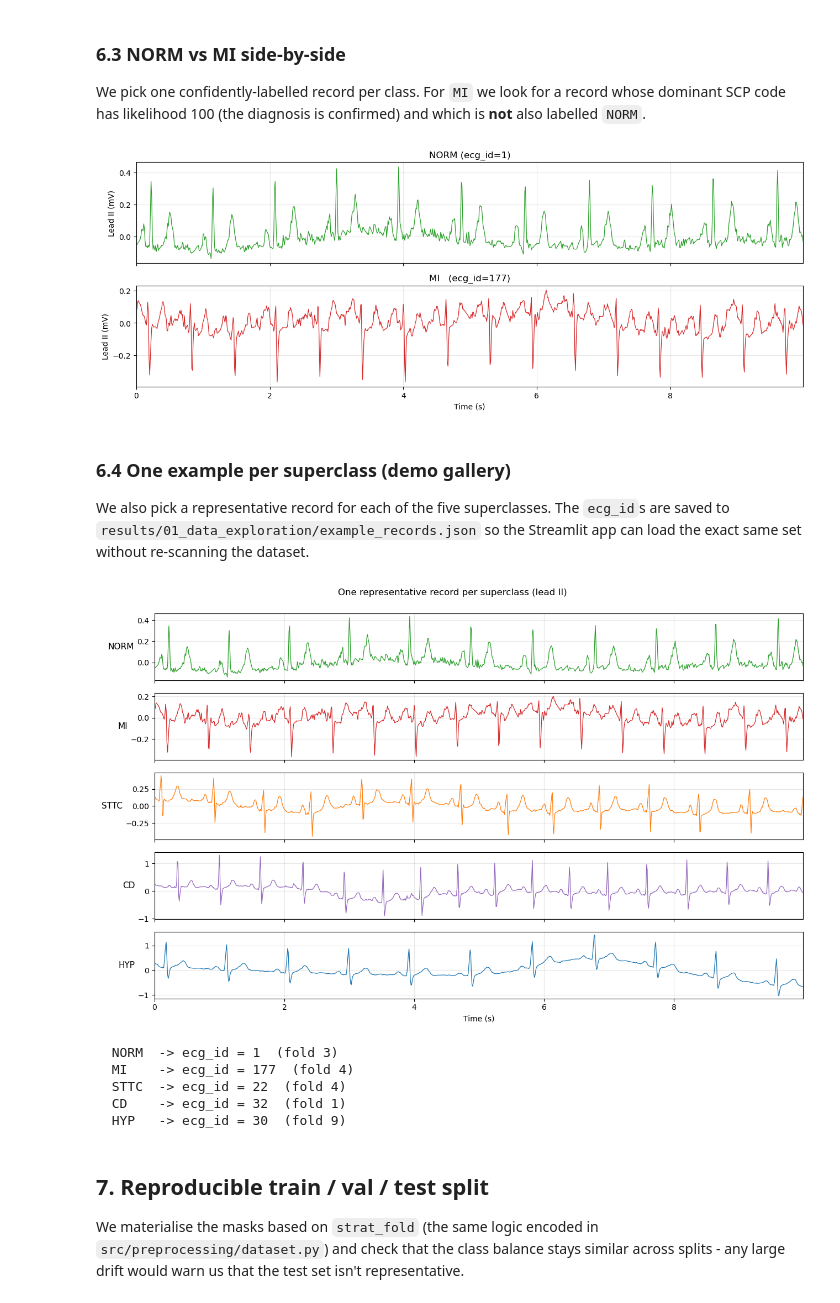
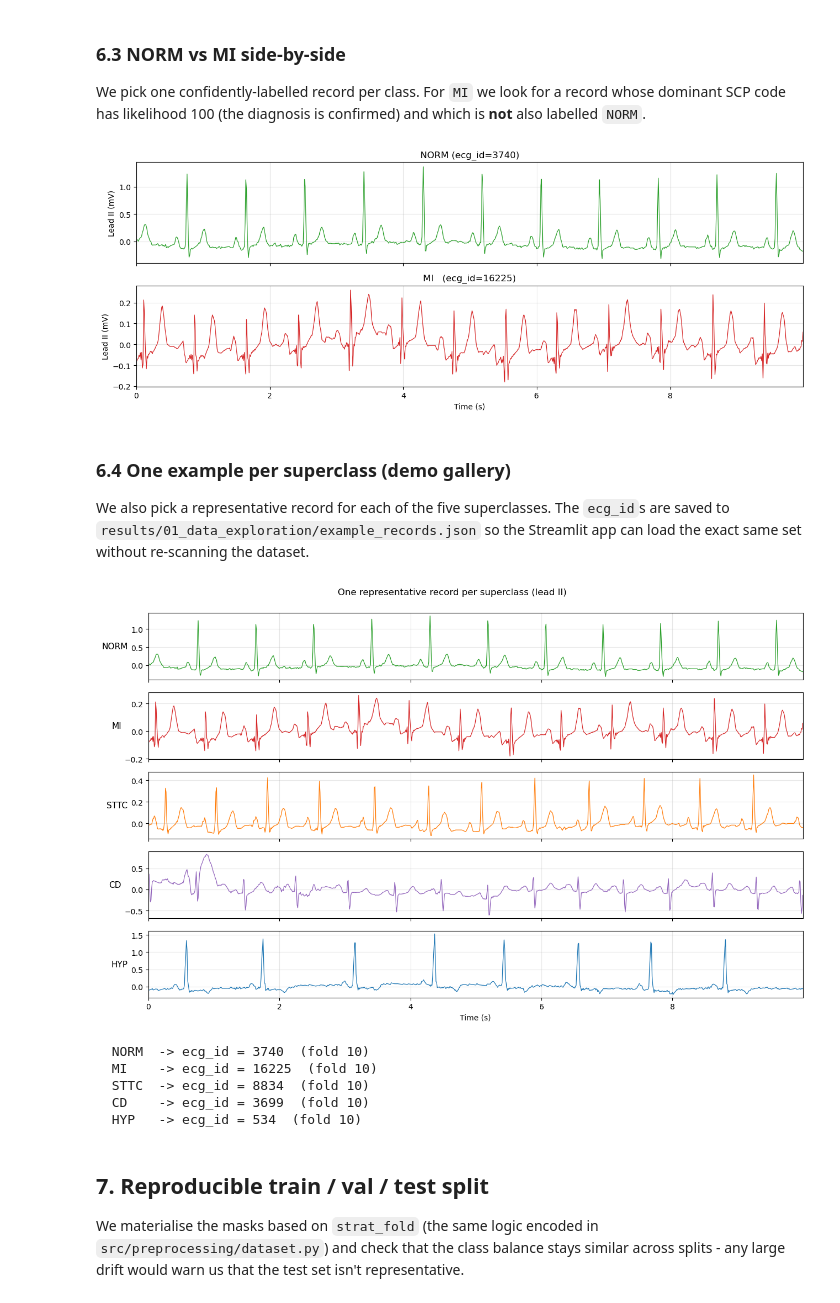
Before and after one commit to teodora-taleska/biosignal-xai, a Jupyter notebook: notebooks/01_data_exploration.ipynb, the cells around one changed output. Saved outputs shown, nothing was run; the diff lists cells and outputs as text; code cells hidden in the pictures.

```diff
--- a/notebooks/01_data_exploration.ipynb
+++ b/notebooks/01_data_exploration.ipynb
@@ -447,34 +447,34 @@ is **not** also labelled `NORM`.
 # %%
 # Curated representative examples (single-label, test/val fold, textbook SCP codes)
 CURATED_EXAMPLES = {
-    'NORM': 17918,   # fold=10, age=45 M, NORM+SR
-    'MI':   13815,   # fold=9,  age=47 F, ASMI+SR
-    'STTC': 2210,    # fold=10, age=44 F, NDT+INVT+LOWT+SR
-    'CD':   21181,   # fold=10, age=44 F, CLBBB+SR
-    'HYP':  10205,   # fold=10, age=41 M, LVH+SR
+    'NORM': 3740,
+    'MI':   16225,
+    'STTC': 8834,
+    'CD':   3699,
+    'HYP':  534,
 }
 
 norm_id = CURATED_EXAMPLES['NORM']
 mi_id   = CURATED_EXAMPLES['MI']
 
 fig, axes = plt.subplots(2, 1, figsize=(13, 5), sharex=True)
 for ax, eid, color, title in [
     (axes[0], norm_id, '#2ca02c', f'NORM (ecg_id={norm_id})'),
     (axes[1], mi_id,   '#d62728', f'MI   (ecg_id={mi_id})'),
 ]:
     sig, m = wfdb.rdsamp(DATA_PATH + Y.loc[eid, 'filename_lr'])
     t = np.arange(sig.shape[0]) / m['fs']
     lead_ii = m['sig_name'].index('II')
     ax.plot(t, sig[:, lead_ii], linewidth=0.9, color=color)
     ax.set_ylabel('Lead II (mV)')
     ax.set_title(title)
     ax.grid(True, alpha=0.3)
     ax.margins(x=0)
 axes[-1].set_xlabel('Time (s)')
 plt.tight_layout()
 plt.show()
 # %% [output]
-[figure, old version]
+[figure, new version]
 # %% [markdown]
 ### 6.4 One example per superclass (demo gallery)
 
@@ -503,12 +503,12 @@ plt.show()
 for sc, eid in examples.items():
     print(f'  {sc:5s} -> ecg_id = {eid}  (fold {int(Y.loc[eid, "strat_fold"])})')
 # %% [output]
-[figure, old version]
+[figure, new version]
-  NORM  -> ecg_id = 1  (fold 3)
-  MI    -> ecg_id = 177  (fold 4)
-  STTC  -> ecg_id = 22  (fold 4)
-  CD    -> ecg_id = 32  (fold 1)
-  HYP   -> ecg_id = 30  (fold 9)
+  NORM  -> ecg_id = 3740  (fold 10)
+  MI    -> ecg_id = 16225  (fold 10)
+  STTC  -> ecg_id = 8834  (fold 10)
+  CD    -> ecg_id = 3699  (fold 10)
+  HYP   -> ecg_id = 534  (fold 10)
 # %% [markdown]
 ## 7. Reproducible train / val / test split
 
```
Also changed, not shown: parts of 1 cell of this notebook, 4 other files.
